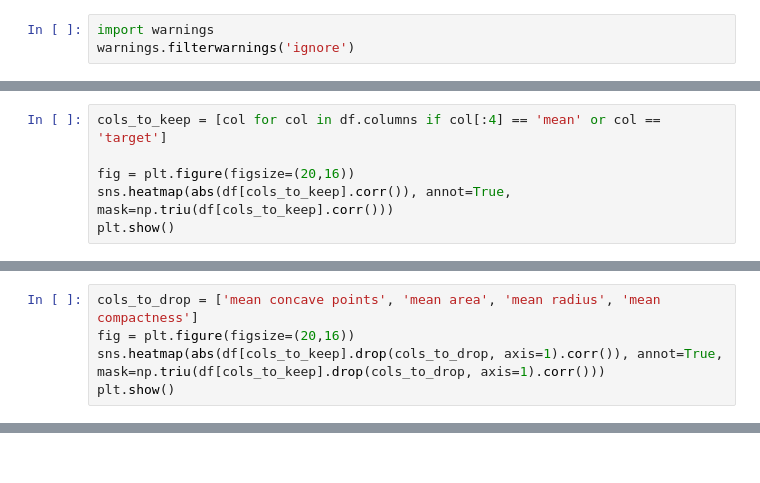
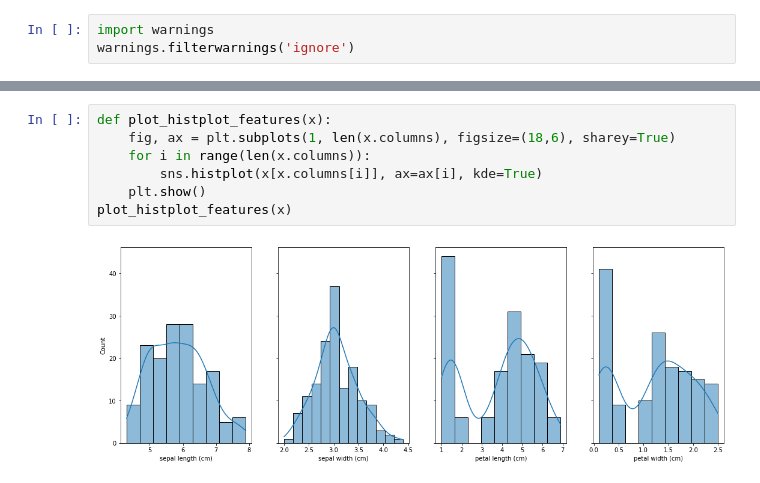
Before and after one commit to gmitchener/MachineLearning, a Jupyter notebook: Data Science 0 to Hero/naive_bayes.ipynb, the cells around one changed output, grey strips where cells are left out. Saved outputs shown, nothing was run; the diff lists cells and outputs as text.

```diff
--- a/Data Science 0 to Hero/naive_bayes.ipynb
+++ b/Data Science 0 to Hero/naive_bayes.ipynb
@@ -51,6 +8,0 @@ plt.show()
-# %%
-cols_to_keep = [col for col in df.columns if col[:4] == 'mean' or col == 'target']
-
-fig = plt.figure(figsize=(20,16))
-sns.heatmap(abs(df[cols_to_keep].corr()), annot=True, mask=np.triu(df[cols_to_keep].corr()))
-plt.show()
@@ -59,5 +8,0 @@ plt.show()
-# %%
-cols_to_drop = ['mean concave points', 'mean area', 'mean radius', 'mean compactness']
-fig = plt.figure(figsize=(20,16))
-sns.heatmap(abs(df[cols_to_keep].drop(cols_to_drop, axis=1).corr()), annot=True, mask=np.triu(df[cols_to_keep].drop(cols_to_drop, axis=1).corr()))
-plt.show()
@@ -109,0 +42,9 @@ plt.show()
+# %%
+def plot_histplot_features(x):
+    fig, ax = plt.subplots(1, len(x.columns), figsize=(18,6), sharey=True)
+    for i in range(len(x.columns)):
+        sns.histplot(x[x.columns[i]], ax=ax[i], kde=True)
+    plt.show()
+plot_histplot_features(x)
+# %% [output]
+[figure, added]
```
Also changed, not shown: parts of 35 cells of this notebook, 2 other files.
